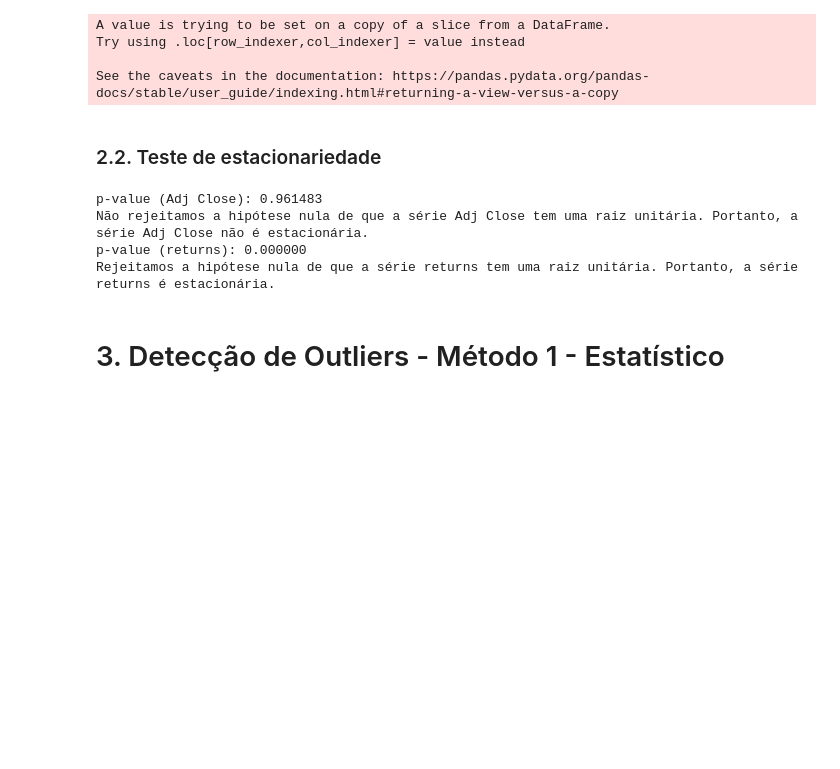
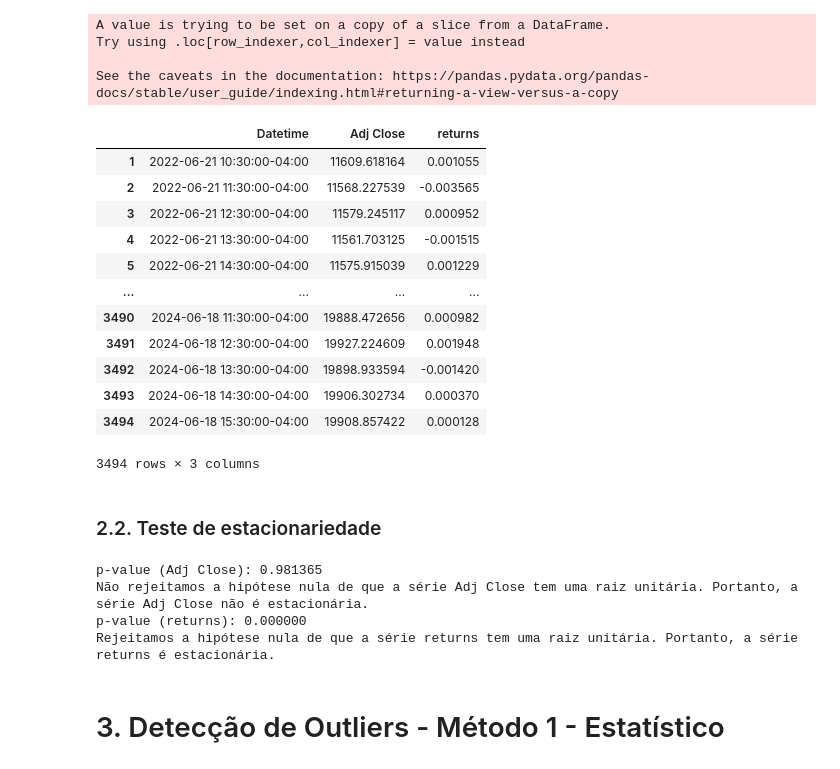
Before and after one commit to brunodifranco/lab-talks, a Jupyter notebook: outlier_detection/07-06-2024-test.ipynb, the cells around one changed output. Drawn from its saved outputs; the diff is of its cells as text; code cells hidden in the pictures; blank space fills up the shorter version.

```diff
--- a/outlier_detection/07-06-2024-test.ipynb
+++ b/outlier_detection/07-06-2024-test.ipynb
@@ -37,13 +39,30 @@ time_series_plot(
 # %% [markdown]
 ### 2.1. Calculando os retornos da ação
 # %%
-df.loc[:, 'returns'] = df.loc[:, 'Adj Close'] / df.loc[:, 'Adj Close'].shift(1)
+# df.loc[:, 'returns'] = df.loc[:, 'Adj Close'] / df.loc[:, 'Adj Close'].shift(1)
+df.loc[:, 'returns'] = df.loc[:, 'Adj Close'] / df.loc[:, 'Adj Close'].shift(1) - 1
 df = df.dropna()
 # %% [output]
 A value is trying to be set on a copy of a slice from a DataFrame.
 Try using .loc[row_indexer,col_indexer] = value instead
 
 See the caveats in the documentation: https://pandas.pydata.org/pandas-docs/stable/user_guide/indexing.html#returning-a-view-versus-a-copy
+# %%
+df
+# %% [output]
+|  | Datetime | Adj Close | returns |
+| 1 | 2022-06-21 10:30:00-04:00 | 11609.618164 | 0.001055 |
+| 2 | 2022-06-21 11:30:00-04:00 | 11568.227539 | -0.003565 |
+| 3 | 2022-06-21 12:30:00-04:00 | 11579.245117 | 0.000952 |
+| 4 | 2022-06-21 13:30:00-04:00 | 11561.703125 | -0.001515 |
+| 5 | 2022-06-21 14:30:00-04:00 | 11575.915039 | 0.001229 |
+| ... | ... | ... | ... |
+| 3490 | 2024-06-18 11:30:00-04:00 | 19888.472656 | 0.000982 |
+| 3491 | 2024-06-18 12:30:00-04:00 | 19927.224609 | 0.001948 |
+| 3492 | 2024-06-18 13:30:00-04:00 | 19898.933594 | -0.001420 |
+| 3493 | 2024-06-18 14:30:00-04:00 | 19906.302734 | 0.000370 |
+| 3494 | 2024-06-18 15:30:00-04:00 | 19908.857422 | 0.000128 |
+3494 rows × 3 columns
 # %%
 # Plotar os dados usando Plotly
 time_series_plot(
@@ -57,7 +76,7 @@ time_series_plot(
 adf_test(df["Adj Close"])
 adf_test(df["returns"])
 # %% [output]
-p-value (Adj Close): 0.961483
+p-value (Adj Close): 0.981365
 Não rejeitamos a hipótese nula de que a série Adj Close tem uma raiz unitária. Portanto, a série Adj Close não é estacionária.
 p-value (returns): 0.000000
 Rejeitamos a hipótese nula de que a série returns tem uma raiz unitária. Portanto, a série returns é estacionária.
```
Also changed, not shown: parts of 6 cells of this notebook, 2 other files.
